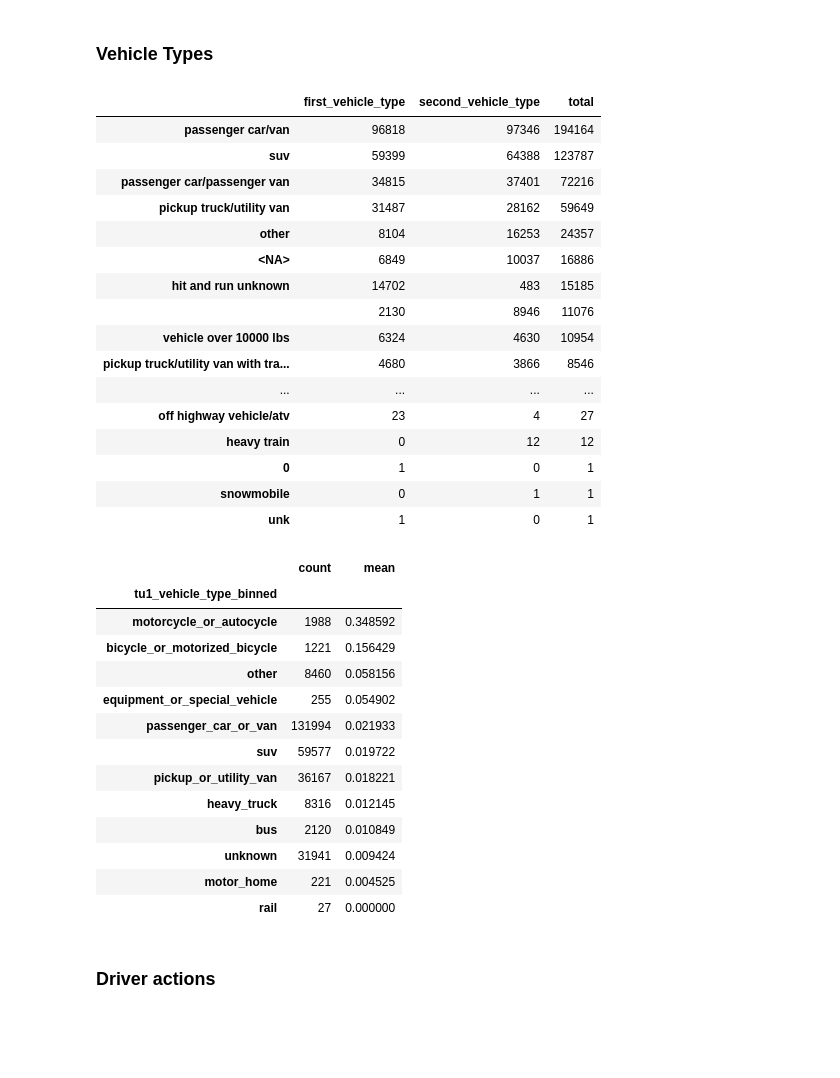
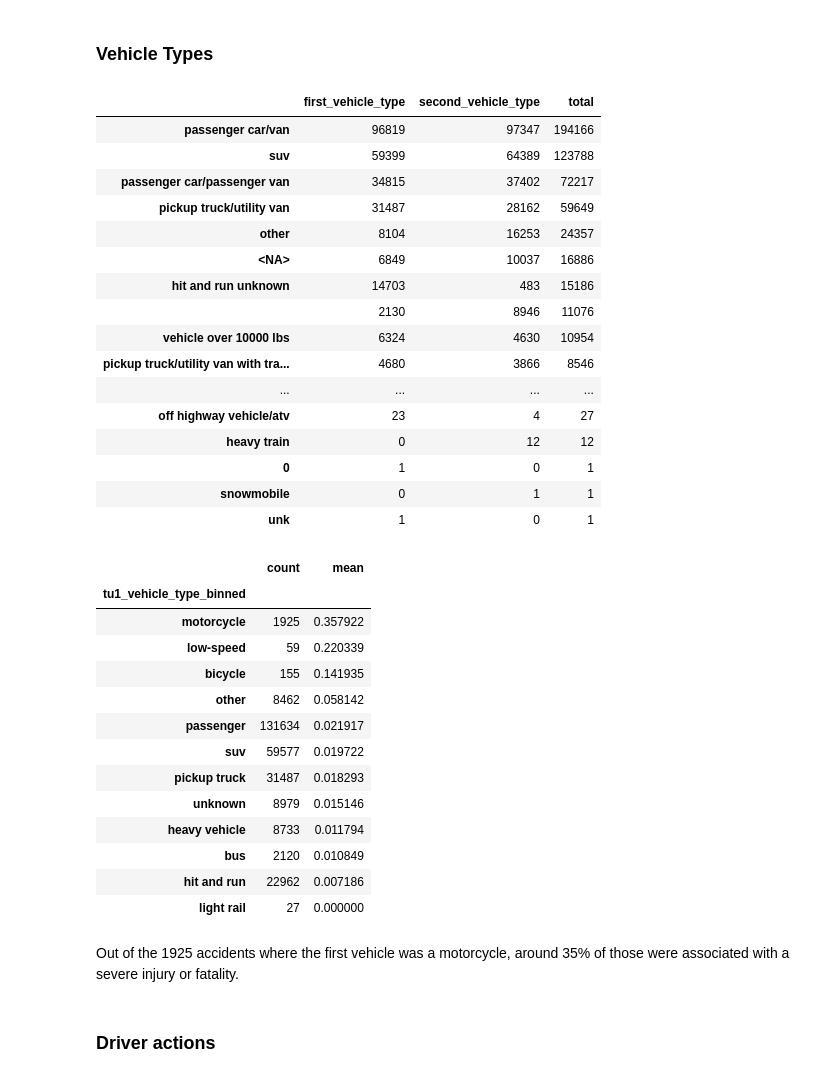
Before and after one commit to lily-harper/injury_risk_classifier, a Jupyter notebook: notebooks/02_cleaning.ipynb, the cells around one changed output. Saved outputs shown, nothing was run; the diff lists cells and outputs as text; code cells hidden in the pictures; blank space fills up the shorter version.

```diff
--- a/notebooks/02_cleaning.ipynb
+++ b/notebooks/02_cleaning.ipynb
@@ -89,11 +107,11 @@ df = clean_text_colummns(df, col)
 # %% [markdown]
 ### Column names
 # %%
-df = clean_column_names(df)
+df = clean.clean_column_names(df)
 # %% [markdown]
 ### Create Outcome
 # %%
-df = create_outcome(df)
+df = clean.create_outcome(df)
 # %% [markdown]
 ### Dropping columns
 # %%
@@ -164,7 +184,7 @@ For each pair of columns, I
 # %% [markdown]
 ### Vehicle Types
 # %%
-vehicle_types = create_types_tables(
+vehicle_types = clean.create_types_tables(
     df,
     "tu1_vehicle_type",
     "tu2_vehicle_type",
@@ -175,13 +195,13 @@ vehicle_types = create_types_tables(
 vehicle_types
 # %% [output]
 |  | first_vehicle_type | second_vehicle_type | total |
-| passenger car/van | 96818 | 97346 | 194164 |
-| suv | 59399 | 64388 | 123787 |
-| passenger car/passenger van | 34815 | 37401 | 72216 |
+| passenger car/van | 96819 | 97347 | 194166 |
+| suv | 59399 | 64389 | 123788 |
+| passenger car/passenger van | 34815 | 37402 | 72217 |
 | pickup truck/utility van | 31487 | 28162 | 59649 |
 | other | 8104 | 16253 | 24357 |
 | <NA> | 6849 | 10037 | 16886 |
-| hit and run unknown | 14702 | 483 | 15185 |
+| hit and run unknown | 14703 | 483 | 15186 |
 |  | 2130 | 8946 | 11076 |
 | vehicle over 10000 lbs | 6324 | 4630 | 10954 |
 | pickup truck/utility van with tra... | 4680 | 3866 | 8546 |
@@ -191,26 +211,31 @@ vehicle_types
 | 0 | 1 | 0 | 1 |
 | snowmobile | 0 | 1 | 1 |
 | unk | 1 | 0 | 1 |
-# %%
-df["tu1_vehicle_type_binned"] = df["tu1_vehicle_type"].apply(bin_vehicle_type)
-df["tu2_vehicle_type_binned"] = df["tu2_vehicle_type"].apply(bin_vehicle_type)
+# %%
+df = clean.text_binning(df = df,
+        columns = clean.vehicle_type_cols,
+        mapping= clean.VEHICLE_TYPE_MAP,
+        default_value="other",
+        unknown_value="unknown")
 # %%
-accident_summary_wrt(df, col= "tu1_vehicle_type_binned")
+clean.accident_summary_wrt(df, col= "tu1_vehicle_type_binned")
 # %% [output]
 |  | count | mean |
 | tu1_vehicle_type_binned |  |  |
-| motorcycle_or_autocycle | 1988 | 0.348592 |
-| bicycle_or_motorized_bicycle | 1221 | 0.156429 |
-| other | 8460 | 0.058156 |
-| equipment_or_special_vehicle | 255 | 0.054902 |
-| passenger_car_or_van | 131994 | 0.021933 |
+| motorcycle | 1925 | 0.357922 |
+| low-speed | 59 | 0.220339 |
+| bicycle | 155 | 0.141935 |
+| other | 8462 | 0.058142 |
+| passenger | 131634 | 0.021917 |
 | suv | 59577 | 0.019722 |
-| pickup_or_utility_van | 36167 | 0.018221 |
-| heavy_truck | 8316 | 0.012145 |
+| pickup truck | 31487 | 0.018293 |
+| unknown | 8979 | 0.015146 |
+| heavy vehicle | 8733 | 0.011794 |
 | bus | 2120 | 0.010849 |
-| unknown | 31941 | 0.009424 |
-| motor_home | 221 | 0.004525 |
-| rail | 27 | 0.000000 |
+| hit and run | 22962 | 0.007186 |
+| light rail | 27 | 0.000000 |
+# %% [markdown]
+Out of the 1925 accidents where the first vehicle was a motorcycle, around 35% of those were associated with a severe injury or fatality.
 # %% [markdown]
 ### Driver actions
 # %%
```
Also changed, not shown: parts of 27 cells of this notebook, 16 other files.
